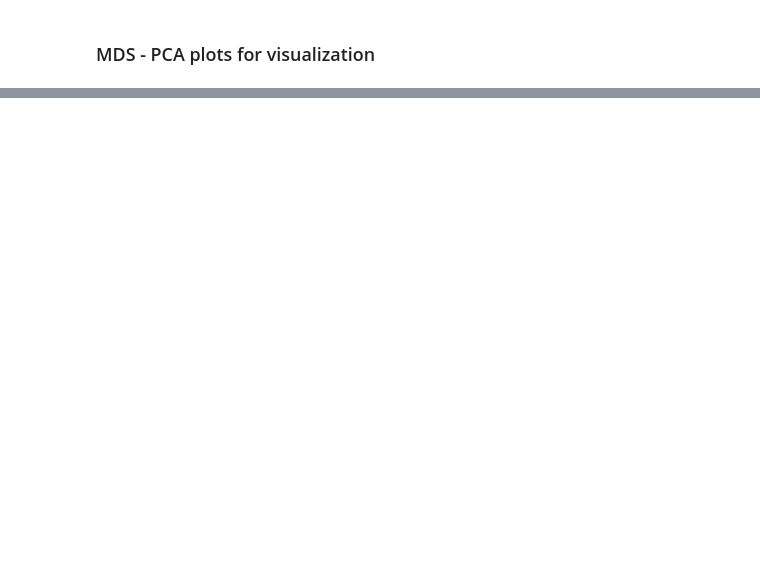
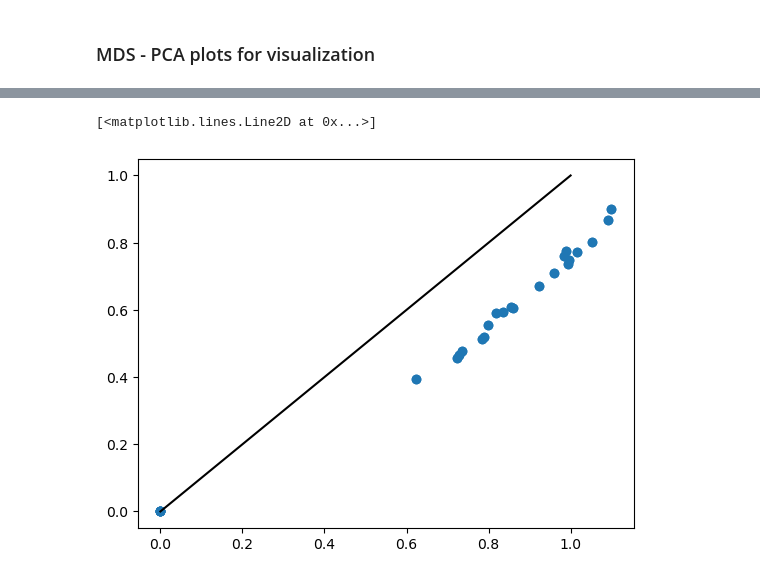
Before and after one commit to SarahHarvey/decoding-similarity, a Jupyter notebook: compare-many-networks-decoding-similarity.ipynb, the cells around one changed output, grey strips where cells are left out. Saved outputs shown, nothing was run; the diff lists cells and outputs as text; code cells hidden in the pictures; blank space fills up the shorter version.

```diff
--- a/compare-many-networks-decoding-similarity.ipynb
+++ b/compare-many-networks-decoding-similarity.ipynb
@@ -212,0 +229,6 @@ Text(0.5, 1.0, 'CKA')
+# %%
+plt.scatter(np.reshape(dists_cka,-1),np.reshape(dists_ds,-1) )
+plt.plot([0,1],[0,1],c='black')
+# %% [output]
+[<matplotlib.lines.Line2D at 0x...>]
+[figure, added]
```
Also changed, not shown: parts of 14 cells of this notebook, 2 other files.
